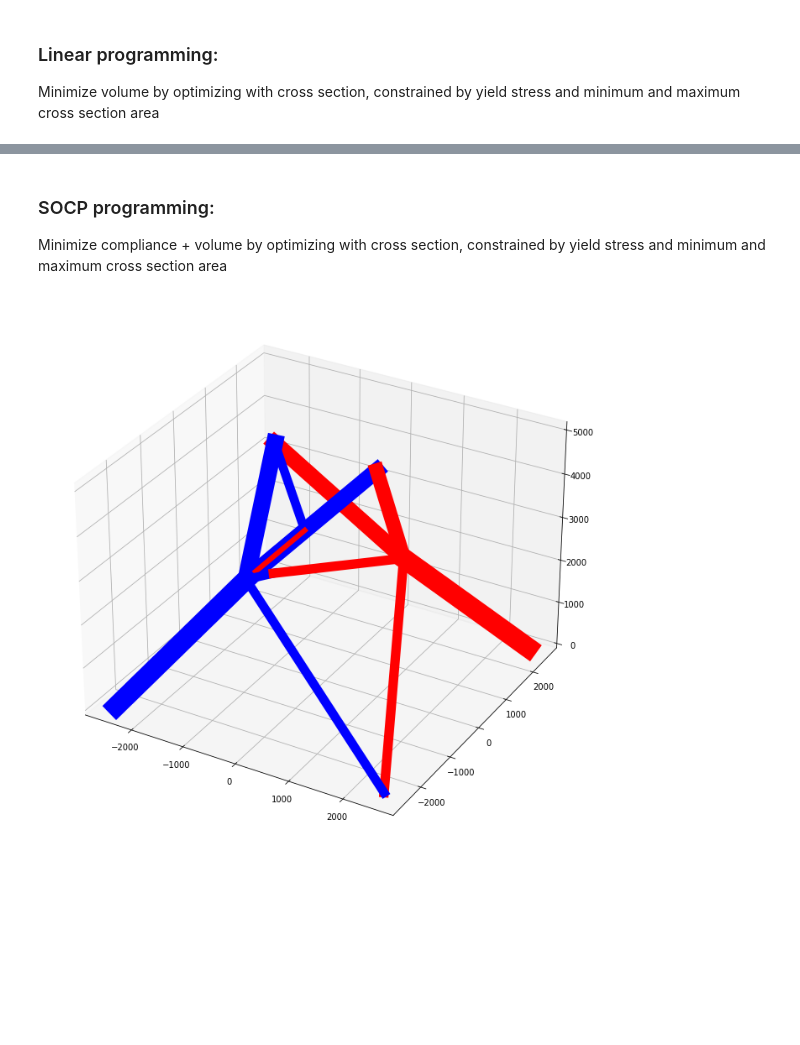
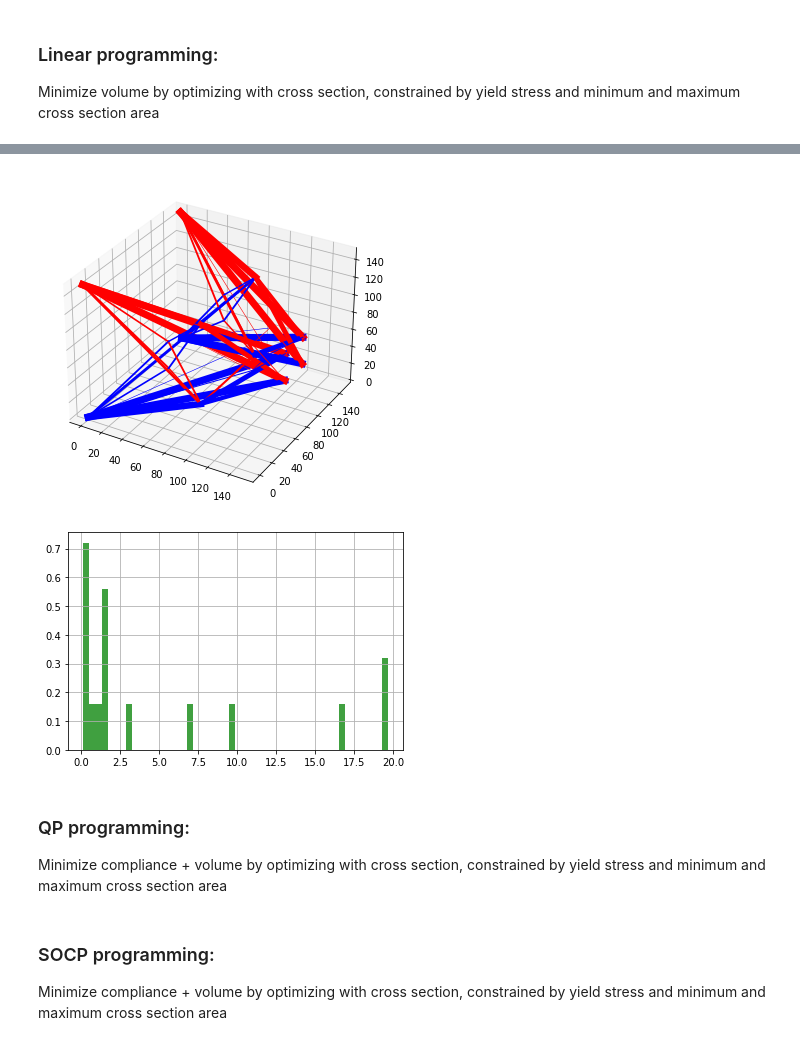
Before and after one commit to Tianchen1987/trussOpt, a Jupyter notebook: trussFEM.ipynb, the cells around one changed output, grey strips where cells are left out. Cells and saved outputs as stored; diff of their text form; code cells hidden in the pictures; blank space fills up the shorter version.

```diff
--- a/trussFEM.ipynb
+++ b/trussFEM.ipynb
@@ -141,0 +174,27 @@ if plotting['IO']==True:
+# %%
+# tog - plot ON/OFF, deform shape , modal shape, modal #, scale of def, color 1=stress, 2=mat
+plotting = dict()
+plotting['IO']=True # true - plot, false - do not plot
+plotting['deformed']= 1 # 0 - original, 1 - deformed, 2 - both
+plotting['view']= '3d' # 0 - original, 1 - deformed, 2 - both
+plotting['xsec']= 'a' # 0 - original, 1 - deformed, 2 - both
+plotting['sf'] = dict()
+plotting['sf']['a']= 1
+plotting['sf']['f']= 10
+
+if plotting['IO']==True:
+    plotStructFun(fGlb, fElem, fGlb['nodes'], inputUnit, fElem['a'], fElem['f'], plotting)
+
+    import numpy as np
+    import matplotlib.pyplot as plt
+    # the histogram of the data
+    n, bins, patches = plt.hist(fElem['a'], 50, density=True, facecolor='g', alpha=0.75)
+
+    plt.grid(True)
+    plt.show()
+# %% [output]
+[figure, added]
+[figure, added]
+# %% [markdown]
+### QP programming:
+Minimize compliance + volume by optimizing with cross section, constrained by yield stress and minimum and maximum cross section area
@@ -187,6 +299,0 @@ def optTrussSOCP(glb, elem, num, yieldStress, d_max, V_max):
-# %%
-
-if plotting['IO']==True:
-    plotStructFun(glb, elem, inputData, inputUnit, a_opt, f_opt, plotting)
-# %% [output]
-[figure, removed]
```
Also changed, not shown: parts of 17 cells of this notebook, 57 other files.
